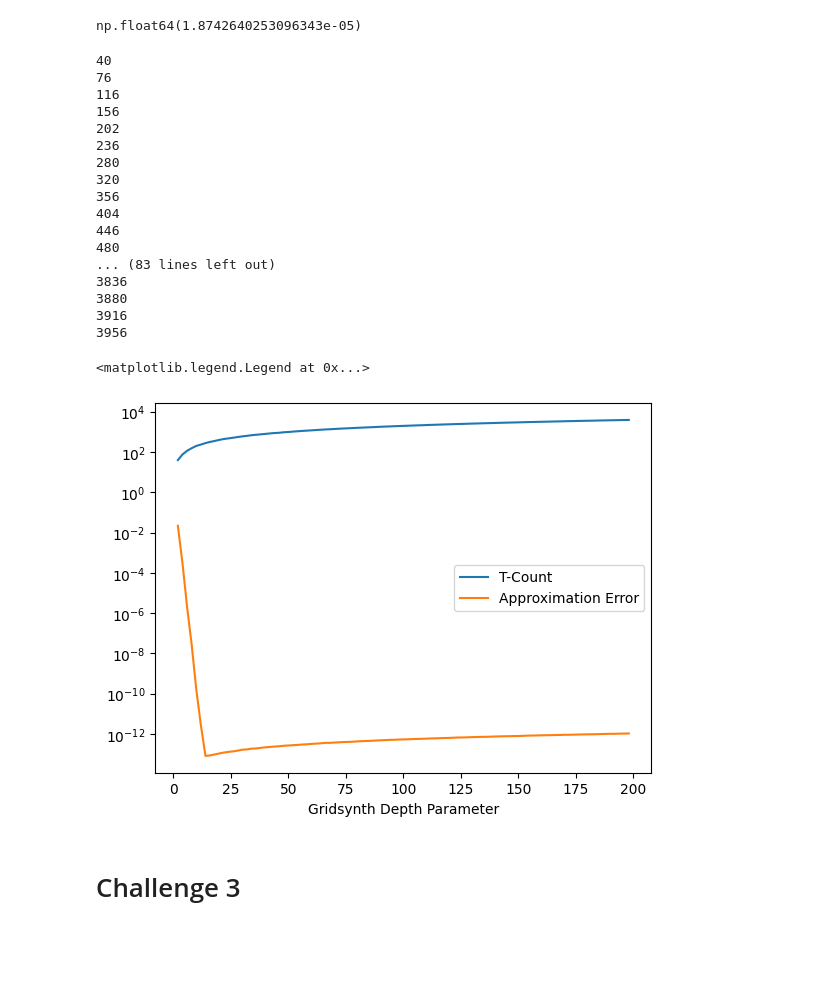
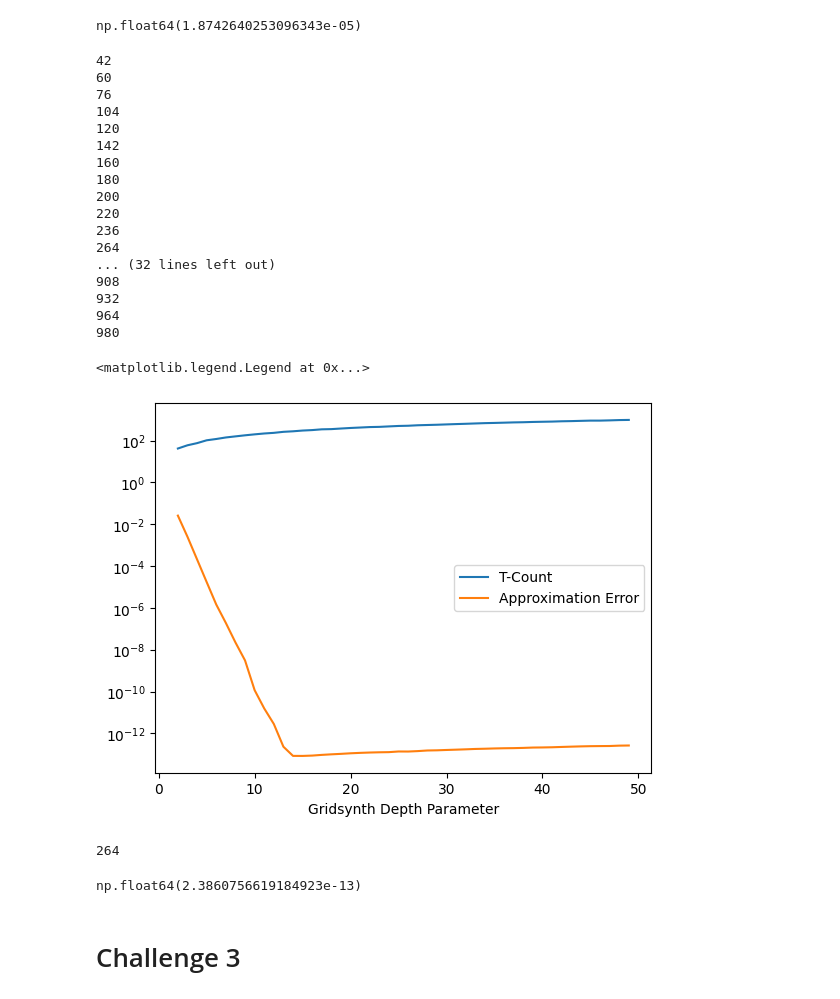
Before and after one commit to huientee/iQuHACK2026_Superquantum, a Jupyter notebook: qiskit_1.ipynb, the cells around one changed output. Cells and saved outputs as stored; diff of their text form; code cells hidden in the pictures; blank space fills up the shorter version.

```diff
--- a/qiskit_1.ipynb
+++ b/qiskit_1.ipynb
@@ -292,41 +292,48 @@ np.float64(1.8742640253096343e-05)
 # %%
 import matplotlib.pyplot as plt
 
-d_range = range(2, 200, 2)
+d_range = range(2, 50, 1)
 t_counts = []
 errors = []
 
 for d in d_range:
     qc_2, qc_2_op = qc_2_circuit(d)
     t_counts.append(get_t_count(qc_2))
     error = np.linalg.norm(qc_2_op.data - u_target_op.data)
     errors.append(error)
 
 plt.plot(d_range, t_counts, label='T-Count')
 plt.plot(d_range, errors, label='Approximation Error')
 plt.yscale('log')
 plt.xlabel('Gridsynth Depth Parameter')
 plt.legend()
 # %% [output]
-40
+42
+60
 76
-116
-156
-202
+104
+120
+142
+160
+180
+200
+220
 236
-280
-320
-356
-404
-446
-480
-... (83 lines left out)
-3836
-3880
-3916
-3956
+264
+... (32 lines left out)
+908
+932
+964
+980
 <matplotlib.legend.Legend at 0x...>
-[figure, old version]
+[figure, new version]
+# %%
+qc_2, qc_2_op = qc_2_circuit(13)
+get_t_count(qc_2)
+np.linalg.norm(qc_2_op.data - u_target_op.data)
+# %% [output]
+264
+np.float64(2.3860756619184923e-13)
 # %% [markdown]
 # Challenge 3
 # %%
```
Also changed, not shown: 1 other file.
